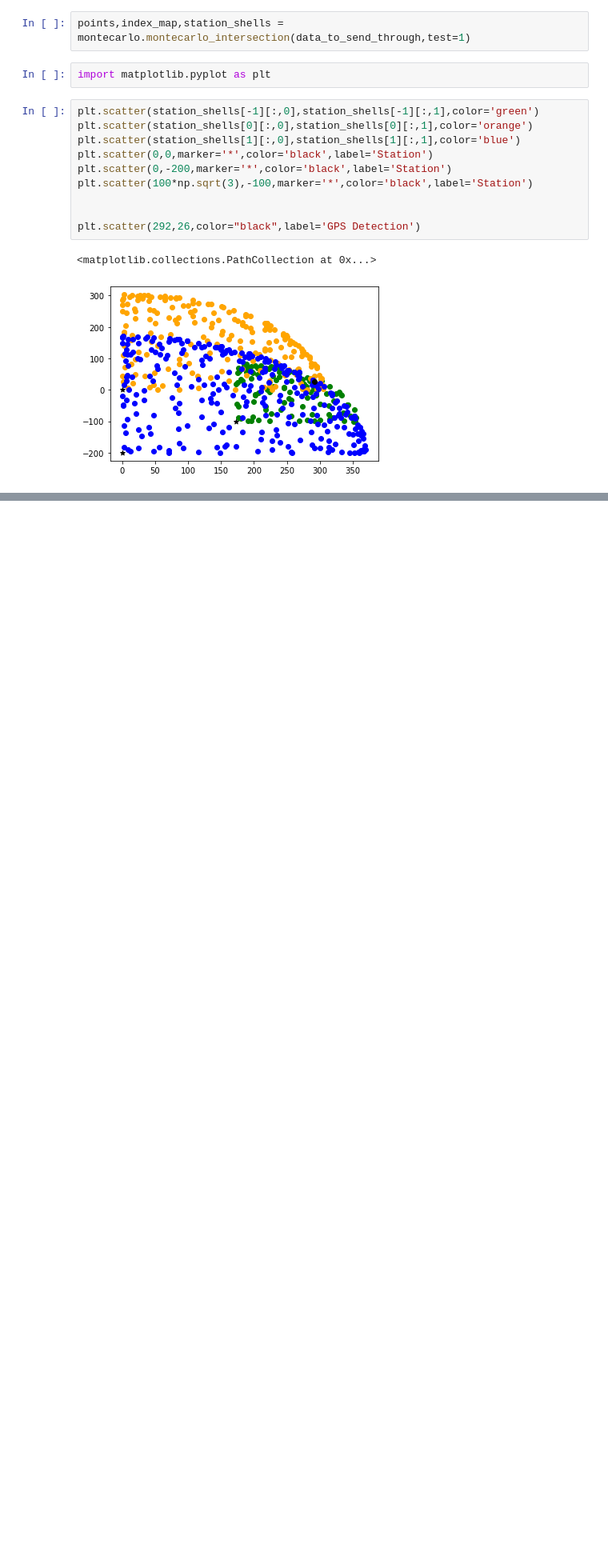
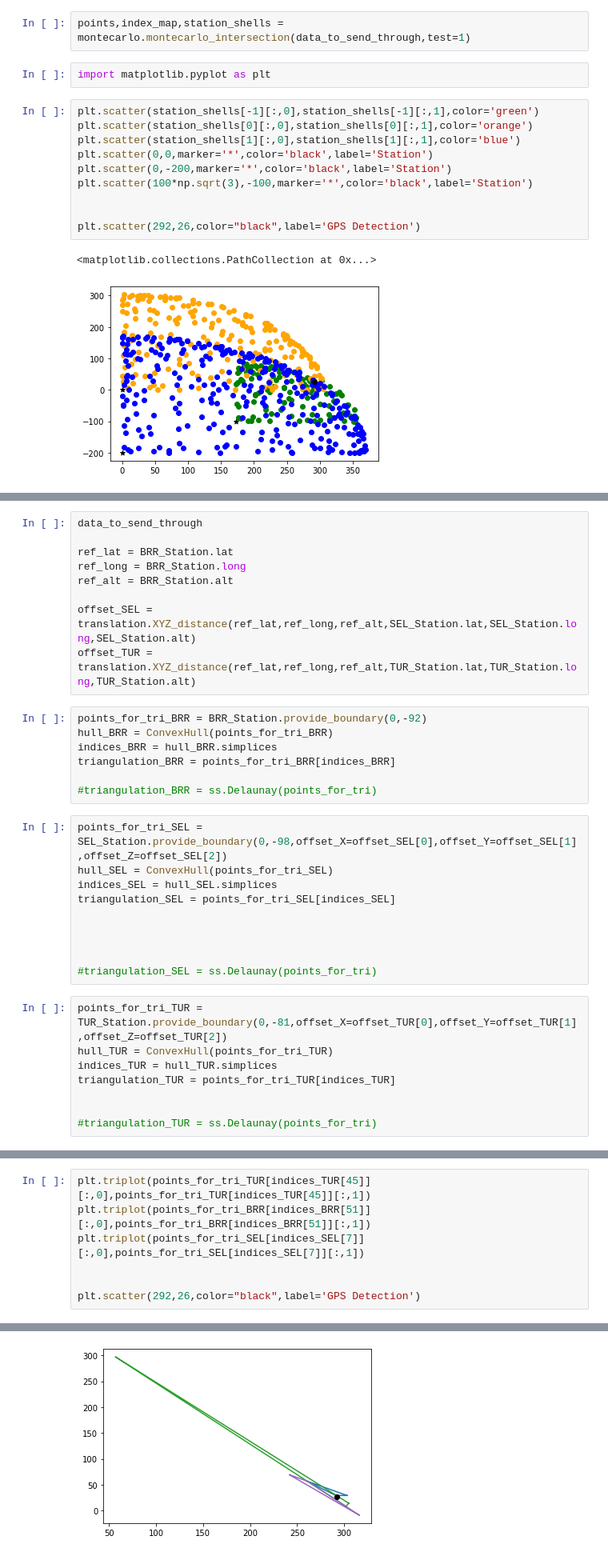
Before and after one commit to erikvcarlson/WingWatch, a Jupyter notebook: WingWatch_Test.ipynb, the cells around one changed output, grey strips where cells are left out. Shown: that part at 80% size. Drawn from its saved outputs; the diff is of its cells as text; blank space fills up the shorter version.

```diff
--- a/WingWatch_Test.ipynb
+++ b/WingWatch_Test.ipynb
@@ -164,0 +90,34 @@ pwd|
+# %%
+data_to_send_through
+
+ref_lat = BRR_Station.lat
+ref_long = BRR_Station.long
+ref_alt = BRR_Station.alt
+
+offset_SEL = translation.XYZ_distance(ref_lat,ref_long,ref_alt,SEL_Station.lat,SEL_Station.long,SEL_Station.alt)
+offset_TUR = translation.XYZ_distance(ref_lat,ref_long,ref_alt,TUR_Station.lat,TUR_Station.long,TUR_Station.alt)
+# %%
+points_for_tri_BRR = BRR_Station.provide_boundary(0,-92)
+hull_BRR = ConvexHull(points_for_tri_BRR)
+indices_BRR = hull_BRR.simplices
+triangulation_BRR = points_for_tri_BRR[indices_BRR]
+
+#triangulation_BRR = ss.Delaunay(points_for_tri)
+# %%
+points_for_tri_SEL = SEL_Station.provide_boundary(0,-98,offset_X=offset_SEL[0],offset_Y=offset_SEL[1],offset_Z=offset_SEL[2])
+hull_SEL = ConvexHull(points_for_tri_SEL)
+indices_SEL = hull_SEL.simplices
+triangulation_SEL = points_for_tri_SEL[indices_SEL]
+
+
+
+
+#triangulation_SEL = ss.Delaunay(points_for_tri)
+# %%
+points_for_tri_TUR = TUR_Station.provide_boundary(0,-81,offset_X=offset_TUR[0],offset_Y=offset_TUR[1],offset_Z=offset_TUR[2])
+hull_TUR = ConvexHull(points_for_tri_TUR)
+indices_TUR = hull_TUR.simplices
+triangulation_TUR = points_for_tri_TUR[indices_TUR]
+
+
+#triangulation_TUR = ss.Delaunay(points_for_tri)
@@ -164,0 +239,8 @@ pwd|
+# %%
+plt.triplot(points_for_tri_TUR[indices_TUR[45]][:,0],points_for_tri_TUR[indices_TUR[45]][:,1])
+plt.triplot(points_for_tri_BRR[indices_BRR[51]][:,0],points_for_tri_BRR[indices_BRR[51]][:,1])
+plt.triplot(points_for_tri_SEL[indices_SEL[7]][:,0],points_for_tri_SEL[indices_SEL[7]][:,1])
+
+
+plt.scatter(292,26,color="black",label='GPS Detection')
+# %% [output]
@@ -164,0 +248 @@ pwd|
+[figure, added]
```
Also changed, not shown: parts of 31 cells of this notebook, 3 other files.
